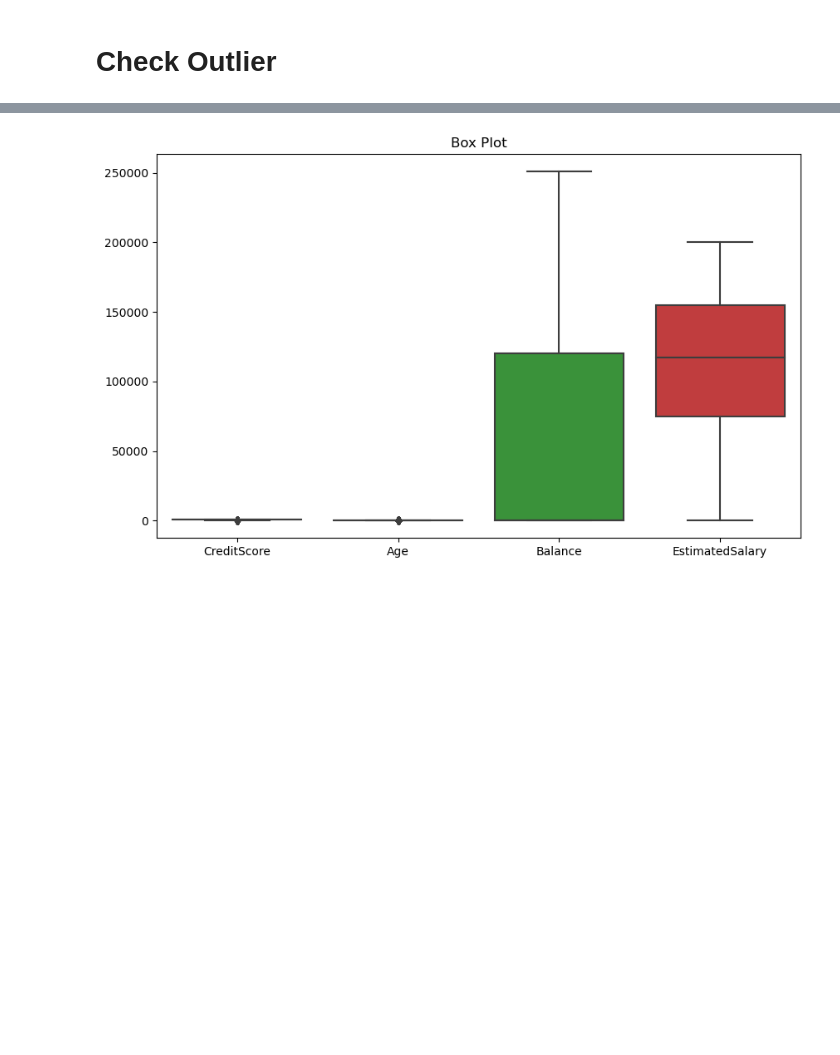
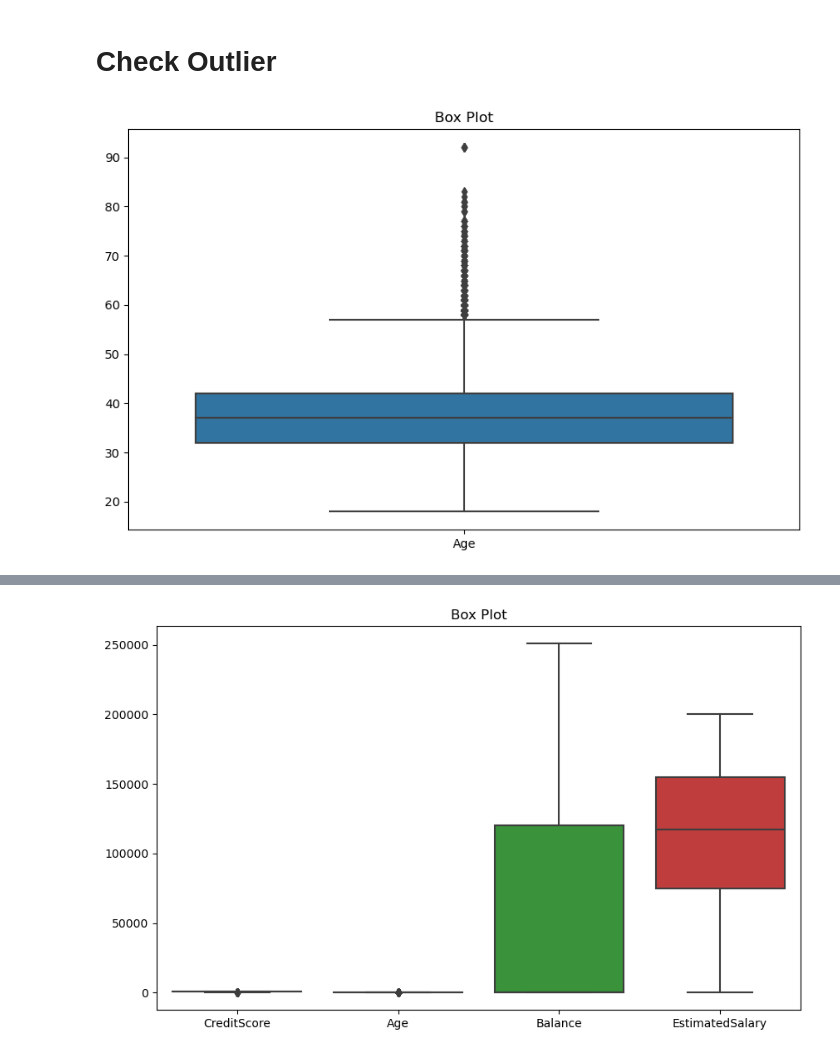
Before and after one commit to jalviss/Model, a Jupyter notebook: modelling.ipynb, the cells around one changed output, grey strips where cells are left out. Saved outputs shown, nothing was run; the diff lists cells and outputs as text; code cells hidden in the pictures; blank space fills up the shorter version.

```diff
--- a/modelling.ipynb
+++ b/modelling.ipynb
@@ -158,3 +160,10 @@ churn
 Name: count, dtype: int64
 # %% [markdown]
 # Check Outlier
+# %%
+plt.figure(figsize=(10, 6))
+sns.boxplot(data=df[['Age']])
+plt.title('Box Plot')
+plt.show()
+# %% [output]
+[figure, added]
```
Also changed, not shown: parts of 8 cells of this notebook.
